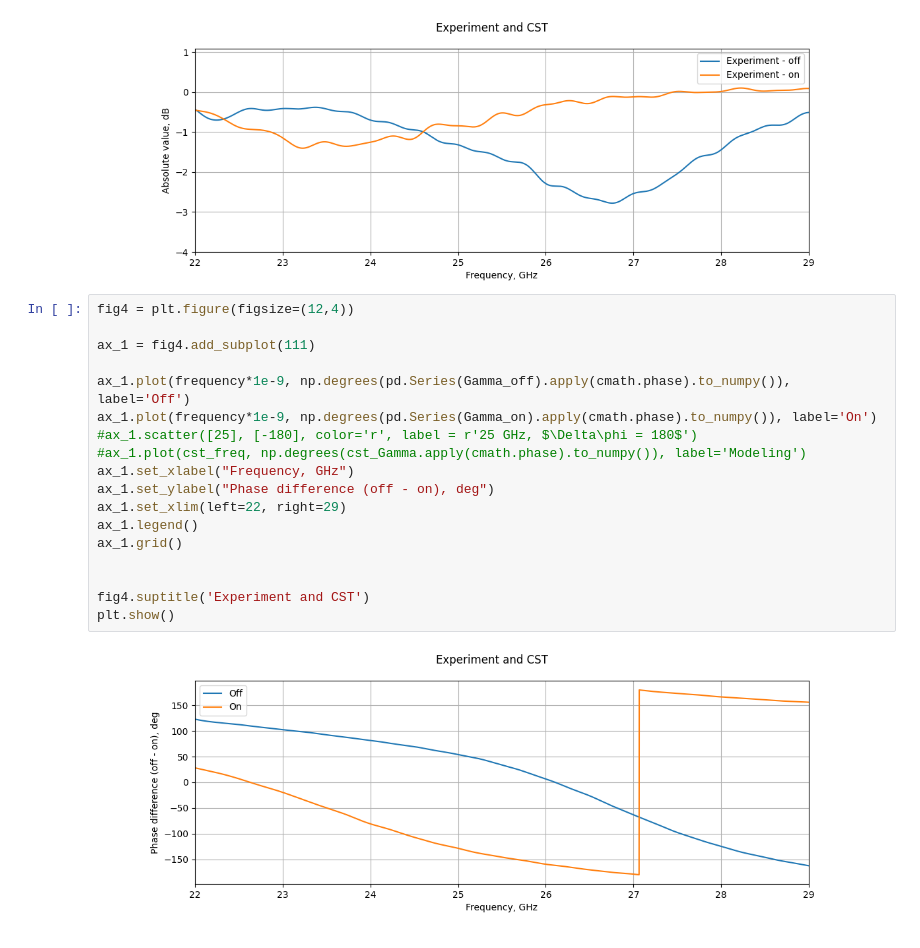
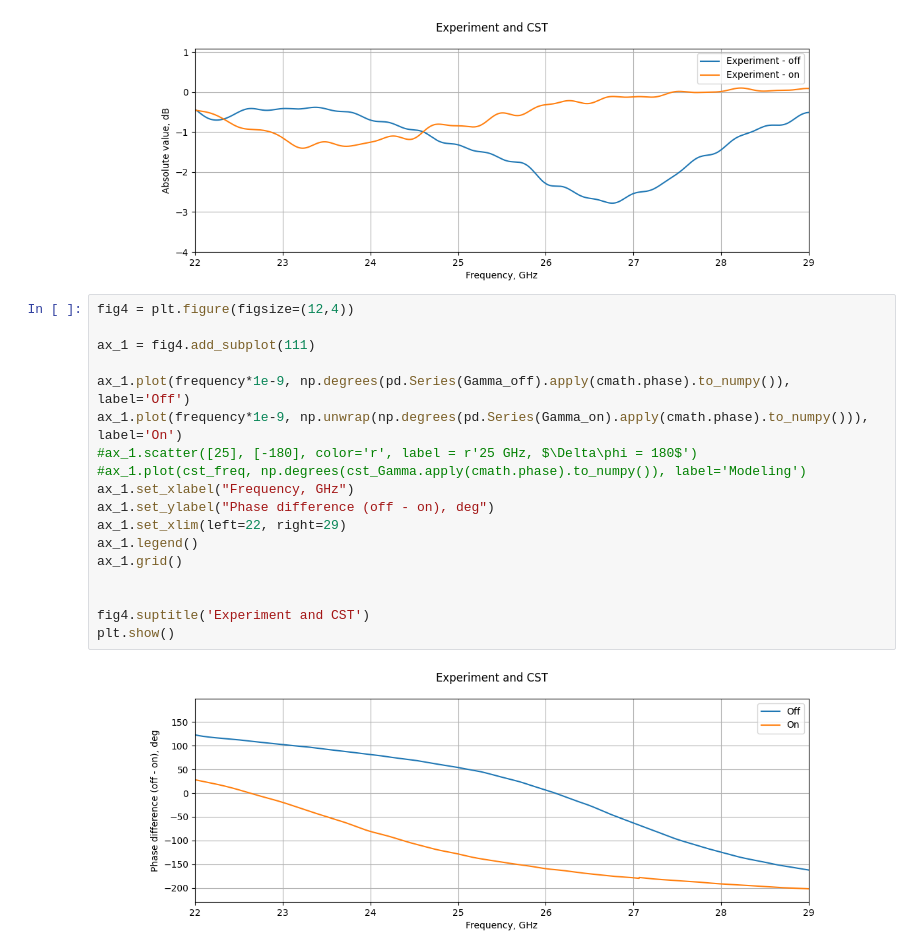
Before and after one commit to isvoropaev02/post_processing_RIS, a Jupyter notebook: 29sept/S21_TE_15deg_29sept.ipynb, the cells around one changed output. Drawn from its saved outputs; the diff is of its cells as text.

```diff
--- a/29sept/S21_TE_15deg_29sept.ipynb
+++ b/29sept/S21_TE_15deg_29sept.ipynb
@@ -230,20 +230,20 @@ plt.show()
 # %%
 fig4 = plt.figure(figsize=(12,4))
 
 ax_1 = fig4.add_subplot(111)
 
 ax_1.plot(frequency*1e-9, np.degrees(pd.Series(Gamma_off).apply(cmath.phase).to_numpy()), label='Off')
-ax_1.plot(frequency*1e-9, np.degrees(pd.Series(Gamma_on).apply(cmath.phase).to_numpy()), label='On')
+ax_1.plot(frequency*1e-9, np.unwrap(np.degrees(pd.Series(Gamma_on).apply(cmath.phase).to_numpy())), label='On')
 #ax_1.scatter([25], [-180], color='r', label = r'25 GHz, $\Delta\phi = 180$')
 #ax_1.plot(cst_freq, np.degrees(cst_Gamma.apply(cmath.phase).to_numpy()), label='Modeling')
 ax_1.set_xlabel("Frequency, GHz")
 ax_1.set_ylabel("Phase difference (off - on), deg")
 ax_1.set_xlim(left=22, right=29)
 ax_1.legend()
 ax_1.grid()
 
 
 fig4.suptitle('Experiment and CST')
 plt.show()
 # %% [output]
-[figure, old version]
+[figure, new version]
```
Also changed, not shown: 1 other file.
